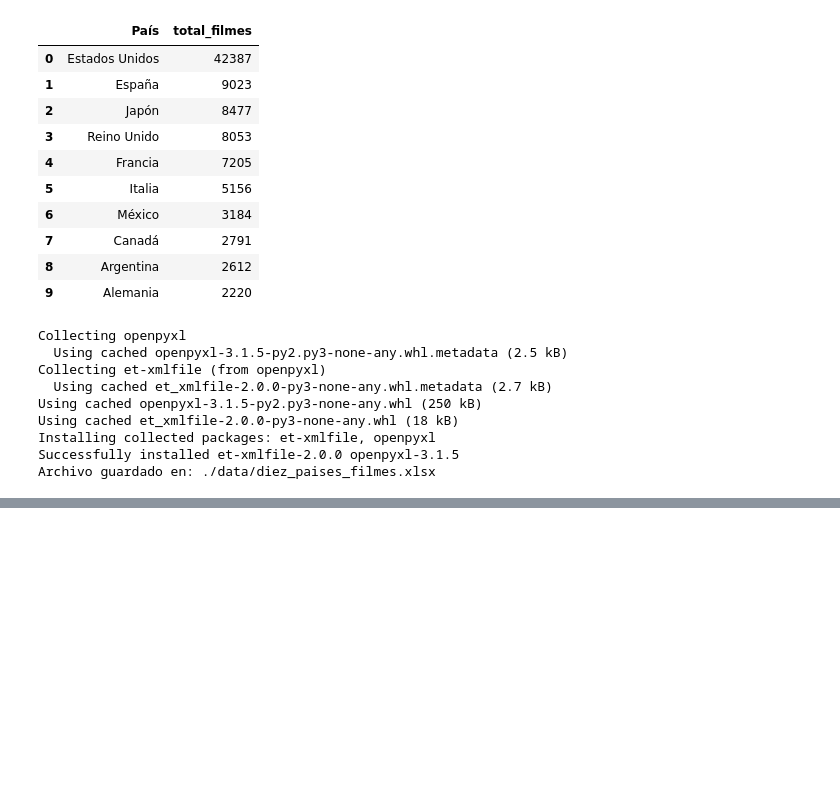
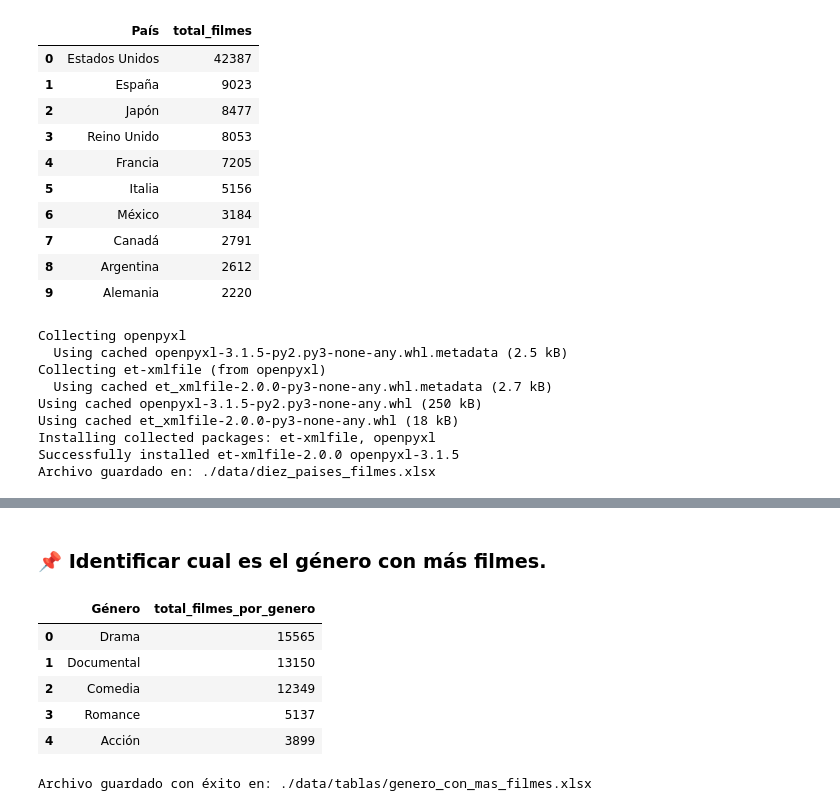
Before and after one commit to Dilmer-Rojas/Filmaffinity, a Jupyter notebook: data_a.ipynb, the cells around one changed output, grey strips where cells are left out. Saved outputs shown, nothing was run; the diff lists cells and outputs as text; code cells hidden in the pictures; blank space fills up the shorter version.

```diff
--- a/data_a.ipynb
+++ b/data_a.ipynb
@@ -503,0 +541,36 @@ Archivo guardado en: ./data/diez_paises_filmes.xlsx
+# %% [markdown]
+### 📌 Identificar cual es el género con más filmes.
+# %%
+# 📌 Identificar cual es el género con más filmes.
+genero_mas_filmes = """
+                    SELECT Género, COUNT(Título) AS total_filmes_por_genero
+                    FROM copia.filmaffinity_copia
+                    GROUP BY Género
+                    ORDER BY total_filmes_por_genero DESC
+                    LIMIT 5;
+                    """
+genero_mas_filmes = pd.read_sql_query(genero_mas_filmes, conexion)
+genero_mas_filmes
+# %% [output]
+|  | Género | total_filmes_por_genero |
+| 0 | Drama | 15565 |
+| 1 | Documental | 13150 |
+| 2 | Comedia | 12349 |
+| 3 | Romance | 5137 |
+| 4 | Acción | 3899 |
+# %%
+# Guardar en un excel
+genero_mas_filmes = """
+                    SELECT Género, COUNT(Título) AS total_filmes_por_genero
+                    FROM copia.filmaffinity_copia
+                    GROUP BY Género
+                    ORDER BY total_filmes_por_genero DESC
+                    LIMIT 5;
+                    """
+genero_mas_filmes = pd.read_sql_query(genero_mas_filmes, conexion)
+
+ruta_archivo = "./data/tablas/genero_con_mas_filmes.xlsx"
+genero_mas_filmes.to_excel(ruta_archivo, index=False, engine="openpyxl")
+print(f"Archivo guardado con éxito en: {ruta_archivo}")
+# %% [output]
+Archivo guardado con éxito en: ./data/tablas/genero_con_mas_filmes.xlsx
```
Also changed, not shown: parts of 17 cells of this notebook, 7 other files.
